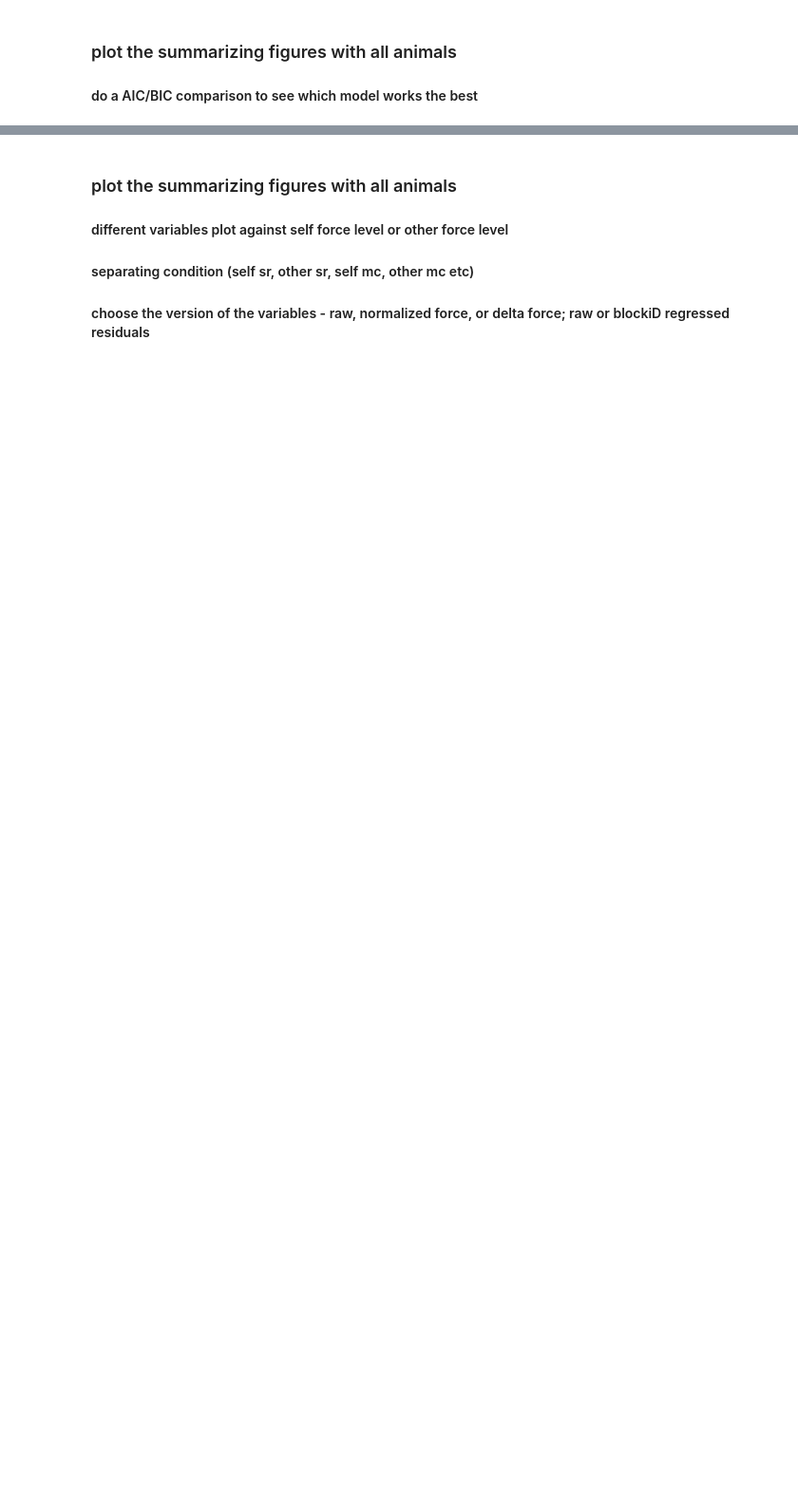
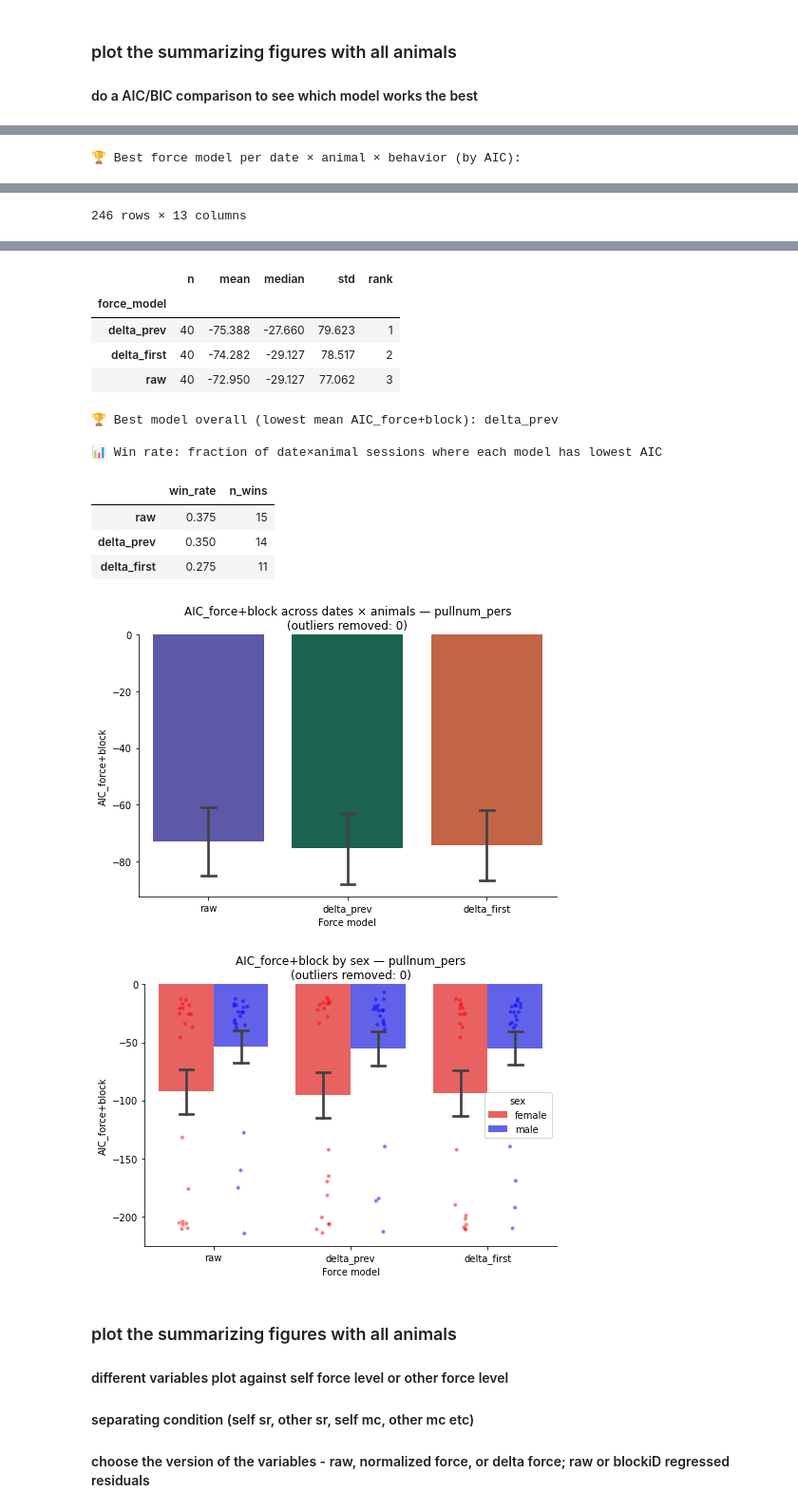
Before and after one commit to wilburshi/analysis_code_all_task_coditions, a Jupyter notebook: 3d_recontruction_analysis_forceManipulation_task_and_neural_analysis/BasicBhvAna_singlecam_wholebodylabels_allsessions_basicEvents_allanimal_summary.ipynb, the cells around one changed output, grey strips where cells are left out. Shown at 95% size. Cells and saved outputs as stored; diff of their text form; code cells hidden in the pictures; blank space fills up the shorter version.

```diff
--- a/3d_recontruction_analysis_forceManipulation_task_and_neural_analysis/BasicBhvAna_singlecam_wholebodylabels_allsessions_basicEvents_allanimal_summary.ipynb
+++ b/3d_recontruction_analysis_forceManipulation_task_and_neural_analysis/BasicBhvAna_singlecam_wholebodylabels_allsessions_basicEvents_allanimal_summary.ipynb
@@ -586,7 +604,7 @@ print('create dataframe for the normalized force each day versions')
 
 xplottype = 'self_force'   # 'self_force' or 'partner_force'
 
-condition_to_use = 'self_change_SR'
+condition_to_use = 'self_change_MC'
 # None → pooled across all
 # 'self_change_SR'
 # 'self_change_MC'
@@ -688,7 +903,7 @@ display(
 # USER SETTINGS
 # =========================
 xplottype = 'self_force'
-condition_to_use = 'self_change_SR'
+condition_to_use = 'self_change_MC'
 yplottypes = [
     'succ_rate', 'interpullintv', 'pull_IPI',
     'pullnum_pers', 'succpullnum_pers', 'gazenum_pers'
@@ -855,6 +1070,45 @@ ax.spines[['top', 'right']].set_visible(False)
 plt.tight_layout()
 # plt.show()
 
+
+# =========================
+# AIC BY SEX
+# =========================
+male_animals = ['dannon', 'dodson', 'vermelho']
+plot_df_sex = plot_df.copy()
+plot_df_sex['sex'] = np.where(
+    plot_df_sex['animal'].str.lower().isin(male_animals), 'male', 'female')
+
+print(plot_df_sex.groupby('sex')['animal'].unique())  # sanity check
+print(plot_df_sex.groupby(['sex', 'force_model'])[metric]
+      .agg(n='count', mean='mean', median='median', std='std').round(2))
+
+sexcolors = {'female': 'red', 'male': 'blue'}
+
+fig2, ax2 = plt.subplots(figsize=(7, 5))
+sns.barplot(
+    data=plot_df_sex,
+    x='force_model', y=metric, hue='sex',
+    order=order, hue_order=['female', 'male'], palette=sexcolors,
+    estimator='mean', errorbar='se', capsize=0.1,
+    alpha=0.7, linewidth=1.2, ax=ax2
+)
+sns.stripplot(
+    data=plot_df_sex,
+    x='force_model', y=metric, hue='sex',
+    order=order, hue_order=['female', 'male'], palette=sexcolors,
+    dodge=True, size=4, jitter=True, alpha=0.5, legend=False, ax=ax2
+)
+
+ax2.set_title(f'{metric} by sex — {yvar_to_plot}\n(outliers removed: {n_before - n_after})')
+ax2.set_xlabel('Force model')
+ax2.set_ylabel(metric)
+ax2.spines[['top', 'right']].set_visible(False)
+ax2.legend(title='sex')
+plt.tight_layout()
+
+
+
 # ================= SAVE =================
 savefigs = 1
 
@@ -873,6 +1127,7 @@ if savefigs:
         yvar_to_plot +
         "_AIC_comparison.pdf"
     )
+    fig2.savefig(figsavefolder + yvar_to_plot + "_AIC_comparison_bysex.pdf")
 
 # =========================
 # BEST MODEL AT SESSION-POPULATION LEVEL
@@ -901,3 +1156,4 @@ win_counts = (
 win_rate = (win_counts / win_counts.sum()).round(3).rename('win_rate').to_frame()
 win_rate['n_wins'] = win_counts
 display(win_rate.reindex(order).fillna(0))
+# %% [output]
@@ -903,0 +1173 @@ display(win_rate.reindex(order).fillna(0))
+🏆 Best force model per date × animal × behavior (by AIC):
@@ -903,0 +1186 @@ display(win_rate.reindex(order).fillna(0))
+246 rows × 13 columns
@@ -904,3 +1207,17 @@ display(win_rate.reindex(order).fillna(0))
+|  | n | mean | median | std | rank |
+| force_model |  |  |  |  |  |
+| delta_prev | 40 | -75.388 | -27.660 | 79.623 | 1 |
+| delta_first | 40 | -74.282 | -29.127 | 78.517 | 2 |
+| raw | 40 | -72.950 | -29.127 | 77.062 | 3 |
+🏆 Best model overall (lowest mean AIC_force+block): delta_prev
+
+📊 Win rate: fraction of date×animal sessions where each model has lowest AIC
+|  | win_rate | n_wins |
+| raw | 0.375 | 15 |
+| delta_prev | 0.350 | 14 |
+| delta_first | 0.275 | 11 |
+[figure, added]
+[figure, added]
 # %% [markdown]
 ### plot the summarizing figures with all animals
 #### different variables plot against self force level or other force level
```
Also changed, not shown: parts of 15 cells of this notebook, 6 other files.
